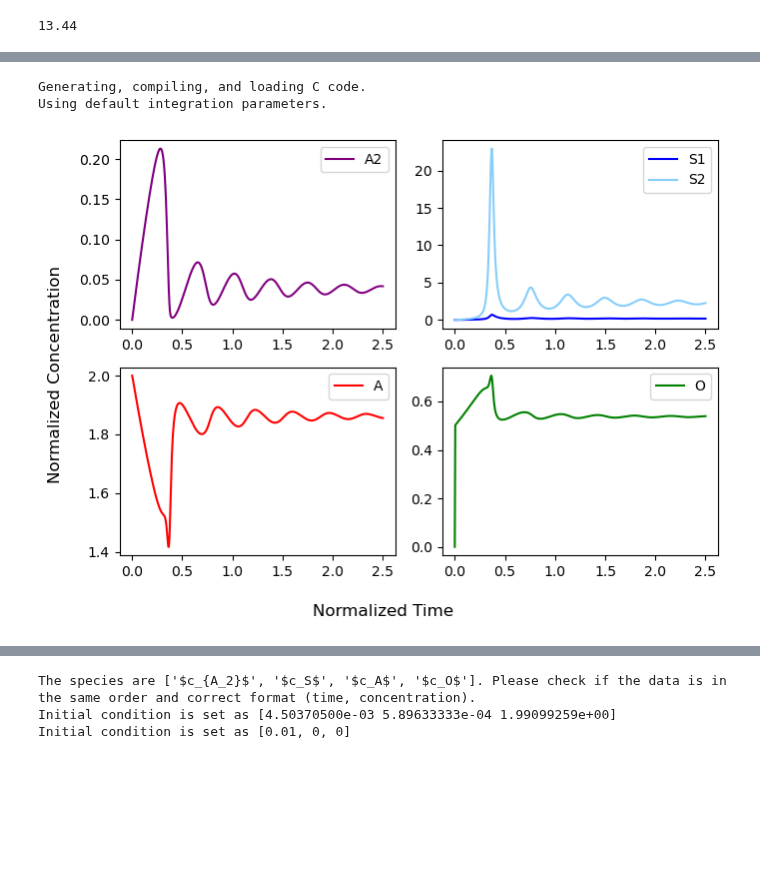
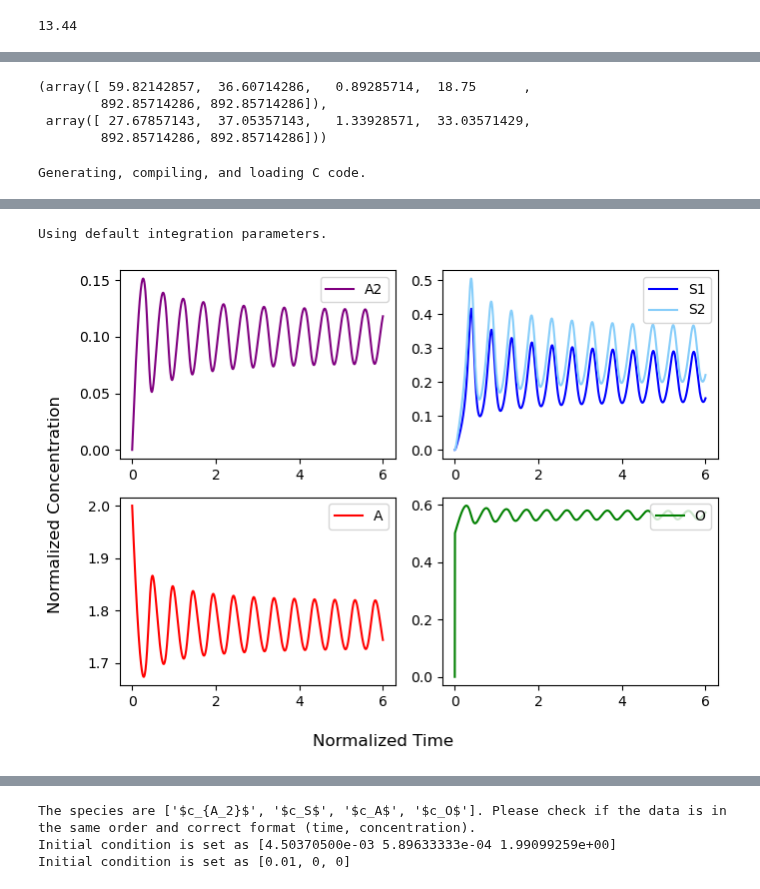
Before and after one commit to Zhiheng419/Chemical_Oscillation_Model, a Jupyter notebook: two_thiols.ipynb, the cells around one changed output, grey strips where cells are left out. Saved outputs shown, nothing was run; the diff lists cells and outputs as text; code cells hidden in the pictures; blank space fills up the shorter version.

```diff
--- a/two_thiols.ipynb
+++ b/two_thiols.ipynb
@@ -161,3 +169,15 @@ Using default integration parameters.
+# %%
+params1, params2
+# %% [output]
+(array([ 59.82142857,  36.60714286,   0.89285714,  18.75      ,
+        892.85714286, 892.85714286]),
+ array([ 27.67857143,  37.05357143,   1.33928571,  33.03571429,
+        892.85714286, 892.85714286]))
 # %%
+params1 = [ 300,  60,   5,  45      , 892.85714286, 892.85714286]
+params2 = [ 10,  30,   1.5,  40, 892.85714286, 892.85714286]
 init_cond = [0, 0, 0, 0, 0, 0]
 mixed_8292 = mixed_delayed_oscillation(delayed_full_two_thiols, delay, params1, params2, consts1, consts2, init_cond)
+fig_mix, axes_mix = mixed_8292.plot(t=6, acc=200)
+# %% [output]
+Generating, compiling, and loading C code.
@@ -164,9 +186,5 @@ mixed_8292 = mixed_delayed_oscillation(delayed_full_two_thiols, delay, params1,
+Using default integration parameters.
+[figure, added]
-# %%
-fig_mix, axes_mix = mixed_8292.plot(t=2.5, acc=200)
-# %% [output]
-Generating, compiling, and loading C code.
-Using default integration parameters.
-[figure, removed]
 # %%
 df_mix89LM = pd.read_csv(r'Data_sets/C82+C92_osc_LM.csv')
 # %%
```
Also changed, not shown: parts of 6 cells of this notebook, 1 other file.
